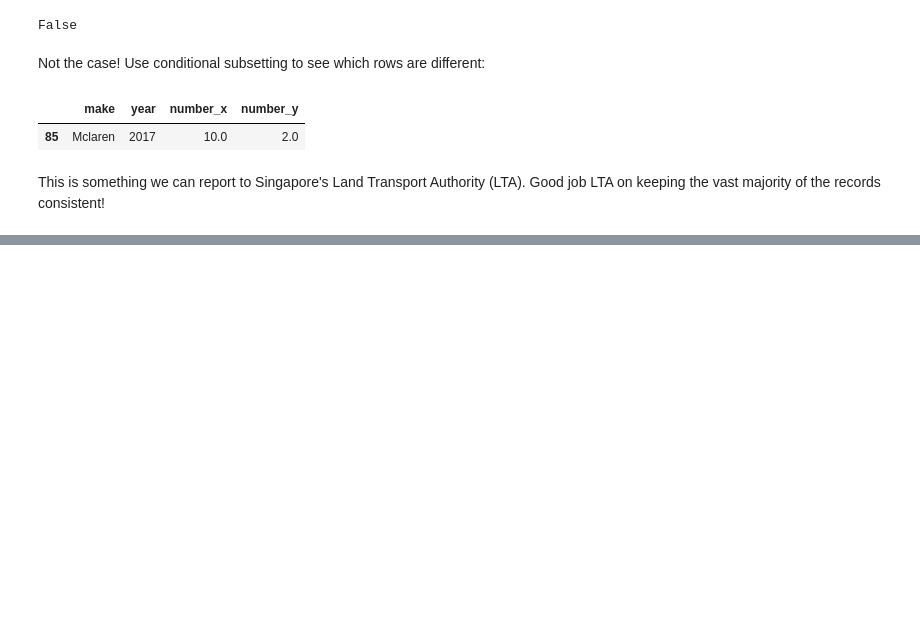
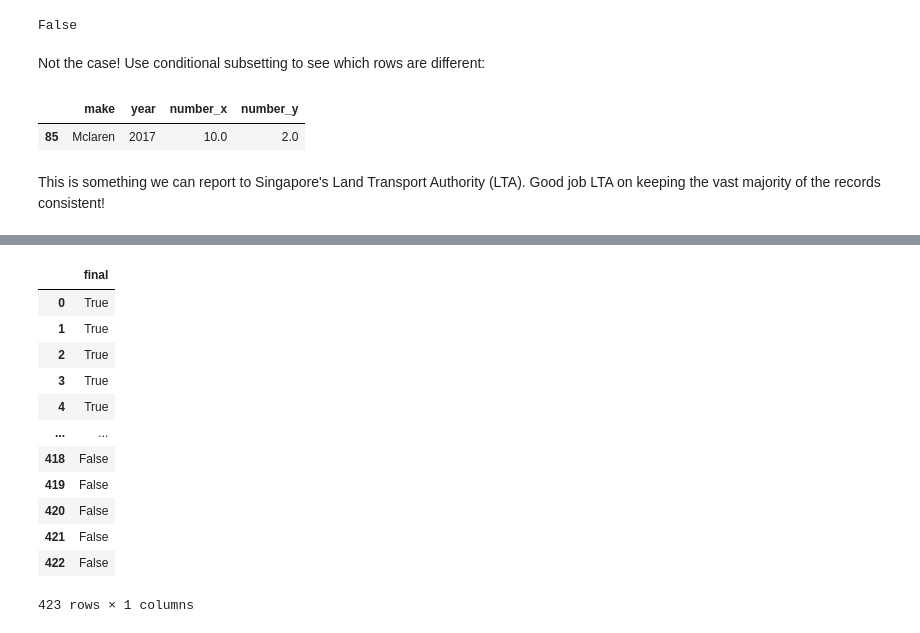
Before and after one commit to worldbank/dec-python-course, a Jupyter notebook: 1-foundations/3-numpy-and-pandas/foundations-s3.ipynb, the cells around one changed output, grey strips where cells are left out. Saved outputs shown, nothing was run; the diff lists cells and outputs as text; code cells hidden in the pictures; blank space fills up the shorter version.

```diff
--- a/1-foundations/3-numpy-and-pandas/foundations-s3.ipynb
+++ b/1-foundations/3-numpy-and-pandas/foundations-s3.ipynb
@@ -1508,0 +1552,18 @@ This is something we can report to Singapore's Land Transport Authority (LTA). G
+# %%
+finalized = cars_annual_with_2022.year != 2022
+cars_annual_finalized = pd.DataFrame({'final': finalized})
+cars_annual_finalized
+# %% [output]
+|  | final |
+| 0 | True |
+| 1 | True |
+| 2 | True |
+| 3 | True |
+| 4 | True |
+| ... | ... |
+| 418 | False |
+| 419 | False |
+| 420 | False |
+| 421 | False |
+| 422 | False |
+423 rows × 1 columns
```
Also changed, not shown: parts of 16 cells of this notebook.
